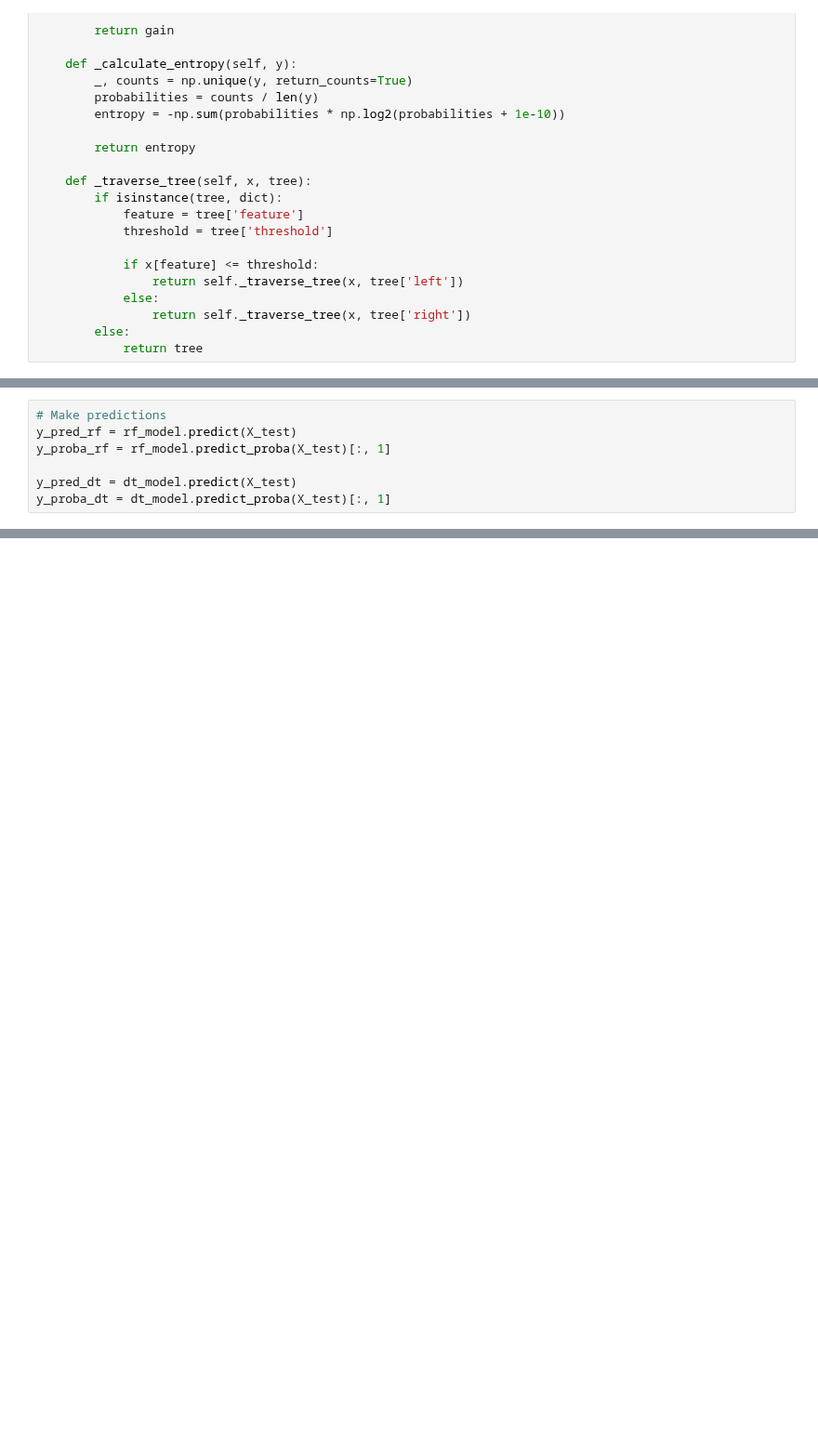
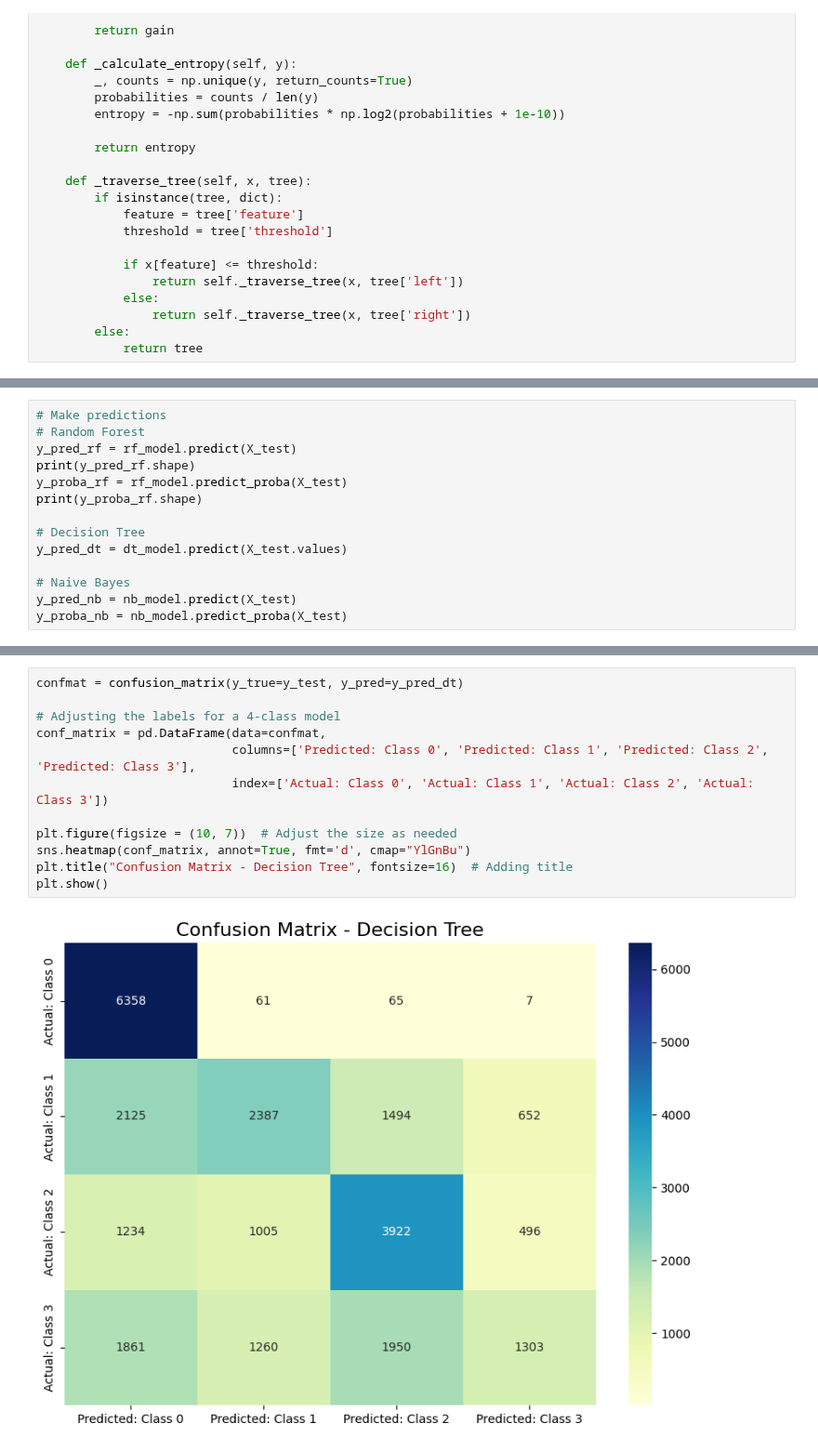
Before and after one commit to henry-bao/paml-final-project, a Jupyter notebook: src/model_evaluation.ipynb, the cells around one changed output, grey strips where cells are left out. Shown at 93% size. Cells and saved outputs as stored; diff of their text form; blank space fills up the shorter version.

```diff
--- a/src/model_evaluation.ipynb
+++ b/src/model_evaluation.ipynb
@@ -133,8 +193,15 @@ X_train, X_test, y_train, y_test = train_test_split(X, y, test_size=0.2, random_
 # %%
 # Make predictions
+# Random Forest
 y_pred_rf = rf_model.predict(X_test)
-y_proba_rf = rf_model.predict_proba(X_test)[:, 1]
+print(y_pred_rf.shape)
+y_proba_rf = rf_model.predict_proba(X_test)
+print(y_proba_rf.shape)
 
-y_pred_dt = dt_model.predict(X_test)
-y_proba_dt = dt_model.predict_proba(X_test)[:, 1]
+# Decision Tree
+y_pred_dt = dt_model.predict(X_test.values)
+
+# Naive Bayes
+y_pred_nb = nb_model.predict(X_test)
+y_proba_nb = nb_model.predict_proba(X_test)
 # %% [output]
@@ -170,0 +265,14 @@ plt.show()
+# %%
+confmat = confusion_matrix(y_true=y_test, y_pred=y_pred_dt)
+
+# Adjusting the labels for a 4-class model
+conf_matrix = pd.DataFrame(data=confmat,
+                           columns=['Predicted: Class 0', 'Predicted: Class 1', 'Predicted: Class 2', 'Predicted: Class 3'],
+                           index=['Actual: Class 0', 'Actual: Class 1', 'Actual: Class 2', 'Actual: Class 3'])
+
+plt.figure(figsize = (10, 7))  # Adjust the size as needed
+sns.heatmap(conf_matrix, annot=True, fmt='d', cmap="YlGnBu")
+plt.title("Confusion Matrix - Decision Tree", fontsize=16)  # Adding title
+plt.show()
+# %% [output]
+[figure, added]
```
Also changed, not shown: parts of 21 cells of this notebook.
